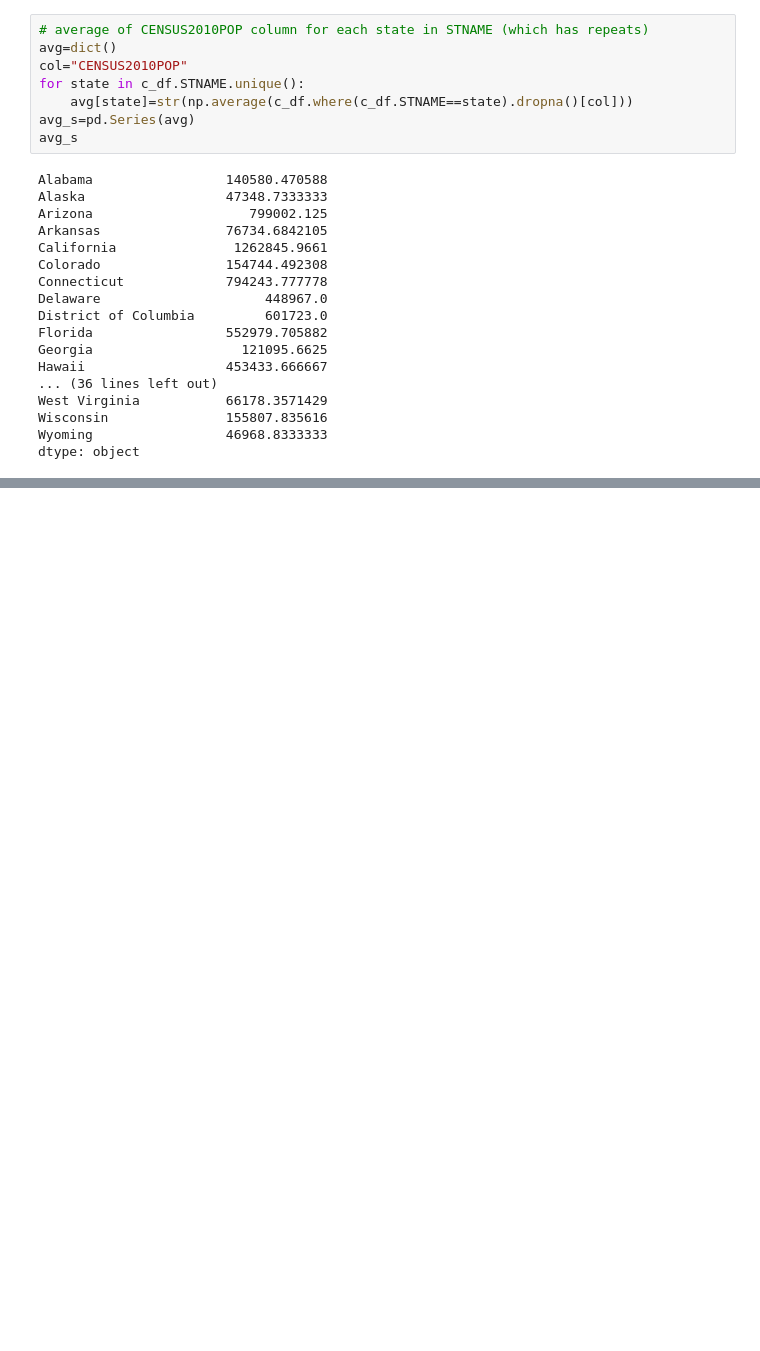
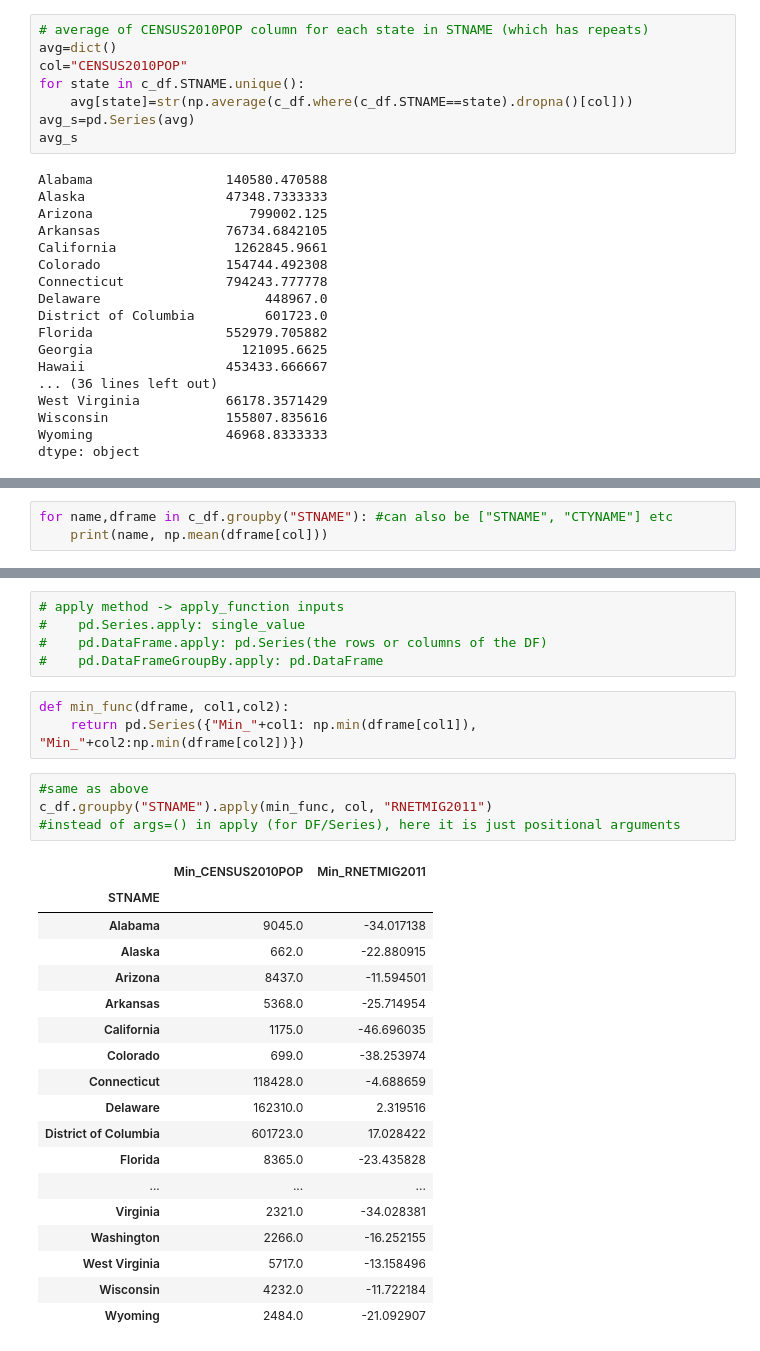
Before and after one commit to kishorepv/Data-Science-with-Python, a Jupyter notebook: Pandas library (Python).ipynb, the cells around one changed output, grey strips where cells are left out. Saved outputs shown, nothing was run; the diff lists cells and outputs as text; blank space fills up the shorter version.

```diff
--- a/Pandas library (Python).ipynb
+++ b/Pandas library (Python).ipynb
@@ -1129,0 +1148,3 @@ c_df.groupby
+# %%
+for name,dframe in c_df.groupby("STNAME"): #can also be ["STNAME", "CTYNAME"] etc
+    print(name, np.mean(dframe[col]))
@@ -1129,0 +1236,31 @@ c_df.groupby
+# %%
+# apply method -> apply_function inputs
+#    pd.Series.apply: single_value
+#    pd.DataFrame.apply: pd.Series(the rows or columns of the DF)
+#    pd.DataFrameGroupBy.apply: pd.DataFrame
+# %%
+def min_func(dframe, col1,col2):
+    return pd.Series({"Min_"+col1: np.min(dframe[col1]), "Min_"+col2:np.min(dframe[col2])})
+# %%
+#same as above
+c_df.groupby("STNAME").apply(min_func, col, "RNETMIG2011")
+#instead of args=() in apply (for DF/Series), here it is just positional arguments
+# %% [output]
+|  | Min_CENSUS2010POP | Min_RNETMIG2011 |
+| STNAME |  |  |
+| Alabama | 9045.0 | -34.017138 |
+| Alaska | 662.0 | -22.880915 |
+| Arizona | 8437.0 | -11.594501 |
+| Arkansas | 5368.0 | -25.714954 |
+| California | 1175.0 | -46.696035 |
+| Colorado | 699.0 | -38.253974 |
+| Connecticut | 118428.0 | -4.688659 |
+| Delaware | 162310.0 | 2.319516 |
+| District of Columbia | 601723.0 | 17.028422 |
+| Florida | 8365.0 | -23.435828 |
+| ... | ... | ... |
+| Virginia | 2321.0 | -34.028381 |
+| Washington | 2266.0 | -16.252155 |
+| West Virginia | 5717.0 | -13.158496 |
+| Wisconsin | 4232.0 | -11.722184 |
+| Wyoming | 2484.0 | -21.092907 |
```
Also changed, not shown: parts of 15 cells of this notebook.
